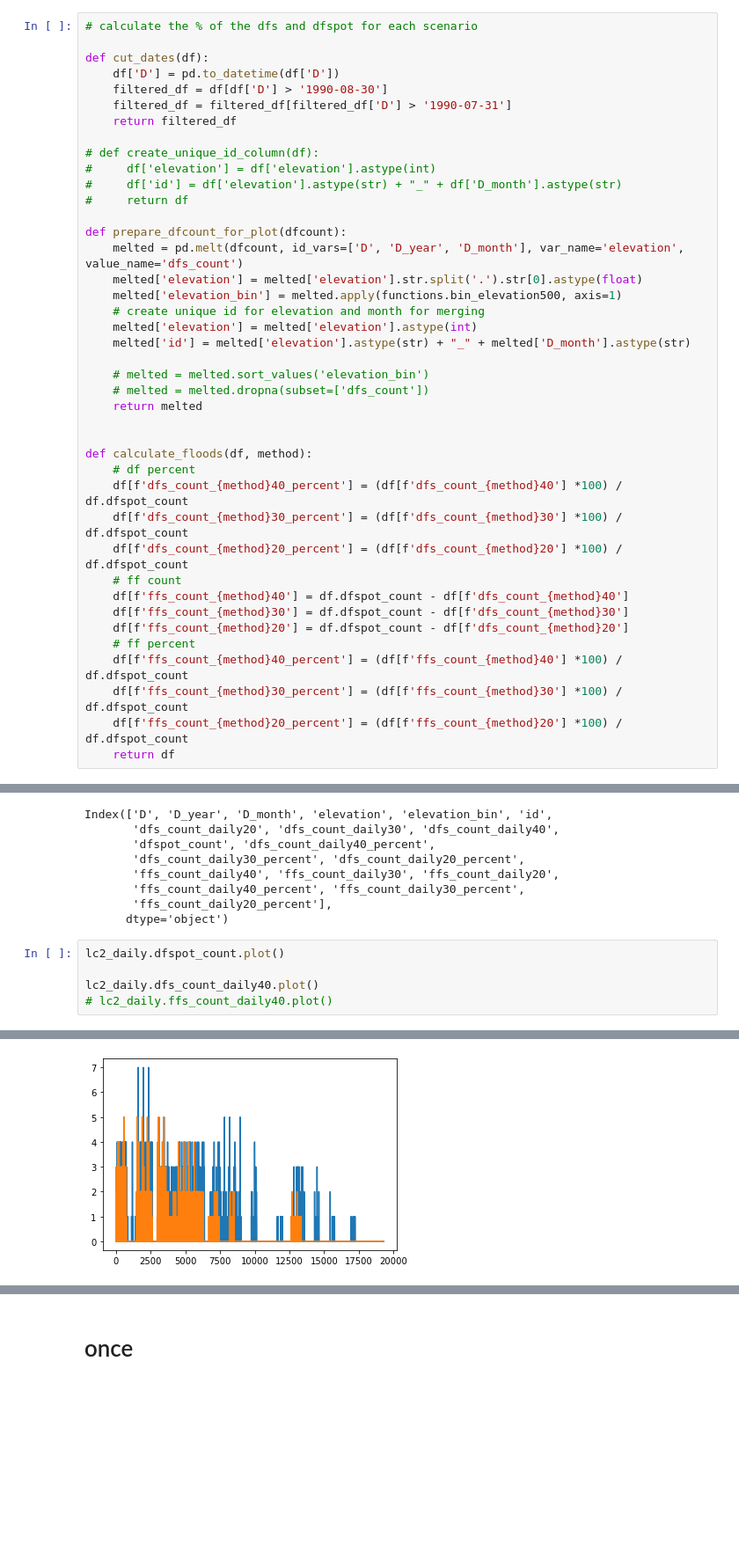
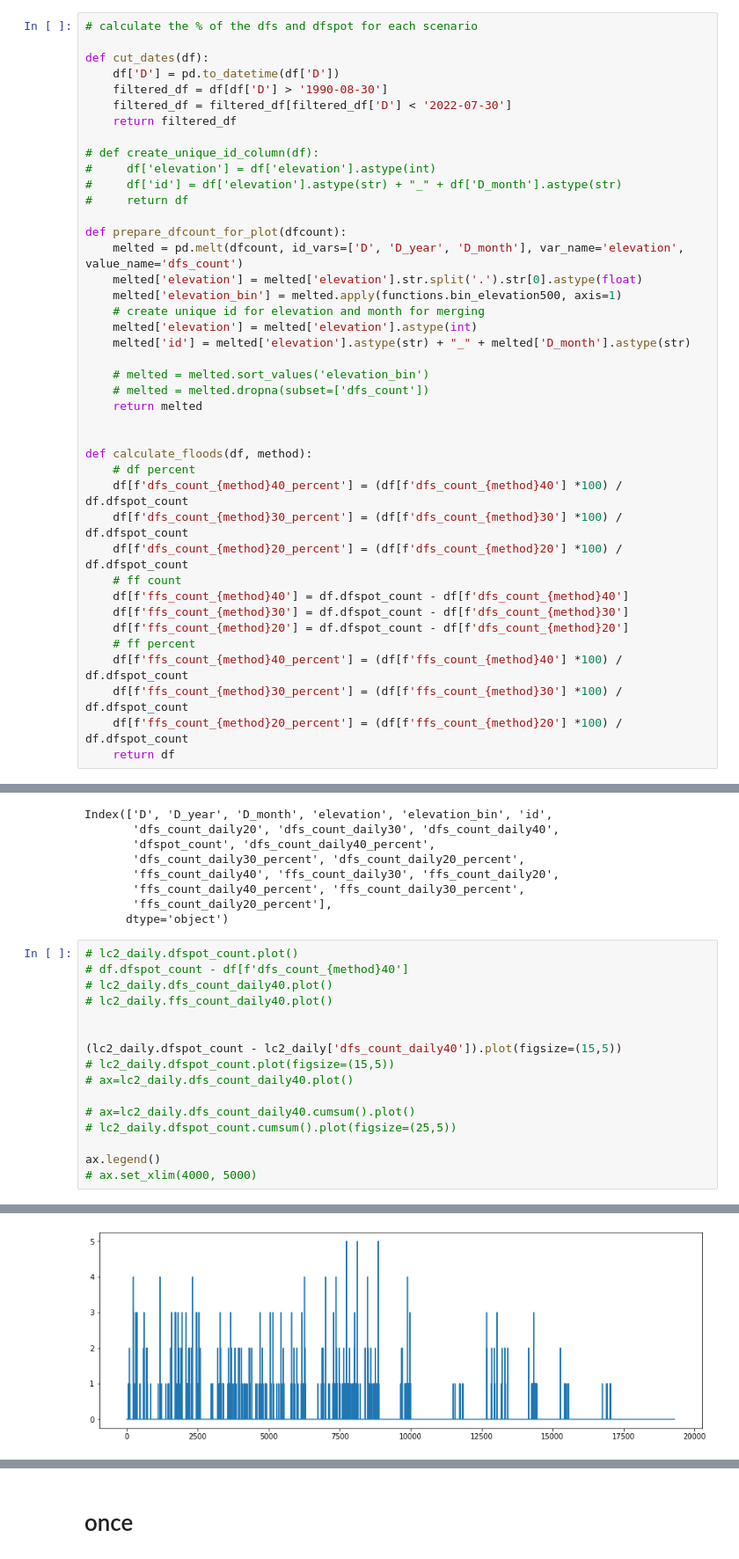
Before and after one commit to varyabazilova/sedcas_sediments_hma, a Jupyter notebook: 202406_modelruns/floods_per_month_plot.ipynb, the cells around one changed output, grey strips where cells are left out. Shown at 88% size. Drawn from its saved outputs; the diff is of its cells as text; blank space fills up the shorter version.

```diff
--- a/202406_modelruns/floods_per_month_plot.ipynb
+++ b/202406_modelruns/floods_per_month_plot.ipynb
@@ -11,7 +11,7 @@ import functions
 def cut_dates(df):
     df['D'] = pd.to_datetime(df['D'])
     filtered_df = df[df['D'] > '1990-08-30']
-    filtered_df = filtered_df[filtered_df['D'] > '1990-07-31']
+    filtered_df = filtered_df[filtered_df['D'] < '2022-07-30']
     return filtered_df
 
 # def create_unique_id_column(df):
@@ -164,8 +196,19 @@ Index(['D', 'D_year', 'D_month', 'elevation', 'elevation_bin', 'id',
        'ffs_count_daily20_percent'],
       dtype='object')
 # %%
-lc2_daily.dfspot_count.plot()
+# lc2_daily.dfspot_count.plot()
+# df.dfspot_count - df[f'dfs_count_{method}40']
+# lc2_daily.dfs_count_daily40.plot()
+# lc2_daily.ffs_count_daily40.plot()
 
-lc2_daily.dfs_count_daily40.plot()
-# lc2_daily.ffs_count_daily40.plot()
+
+(lc2_daily.dfspot_count - lc2_daily['dfs_count_daily40']).plot(figsize=(15,5))
+# lc2_daily.dfspot_count.plot(figsize=(15,5))
+# ax=lc2_daily.dfs_count_daily40.plot()
+
+# ax=lc2_daily.dfs_count_daily40.cumsum().plot()
+# lc2_daily.dfspot_count.cumsum().plot(figsize=(25,5))
+
+ax.legend()
+# ax.set_xlim(4000, 5000)
 # %% [output]
@@ -173 +216 @@ lc2_daily.dfs_count_daily40.plot()
-[figure, old version]
+[figure, new version]
```
Also changed, not shown: parts of 8 cells of this notebook, 8 other files.
